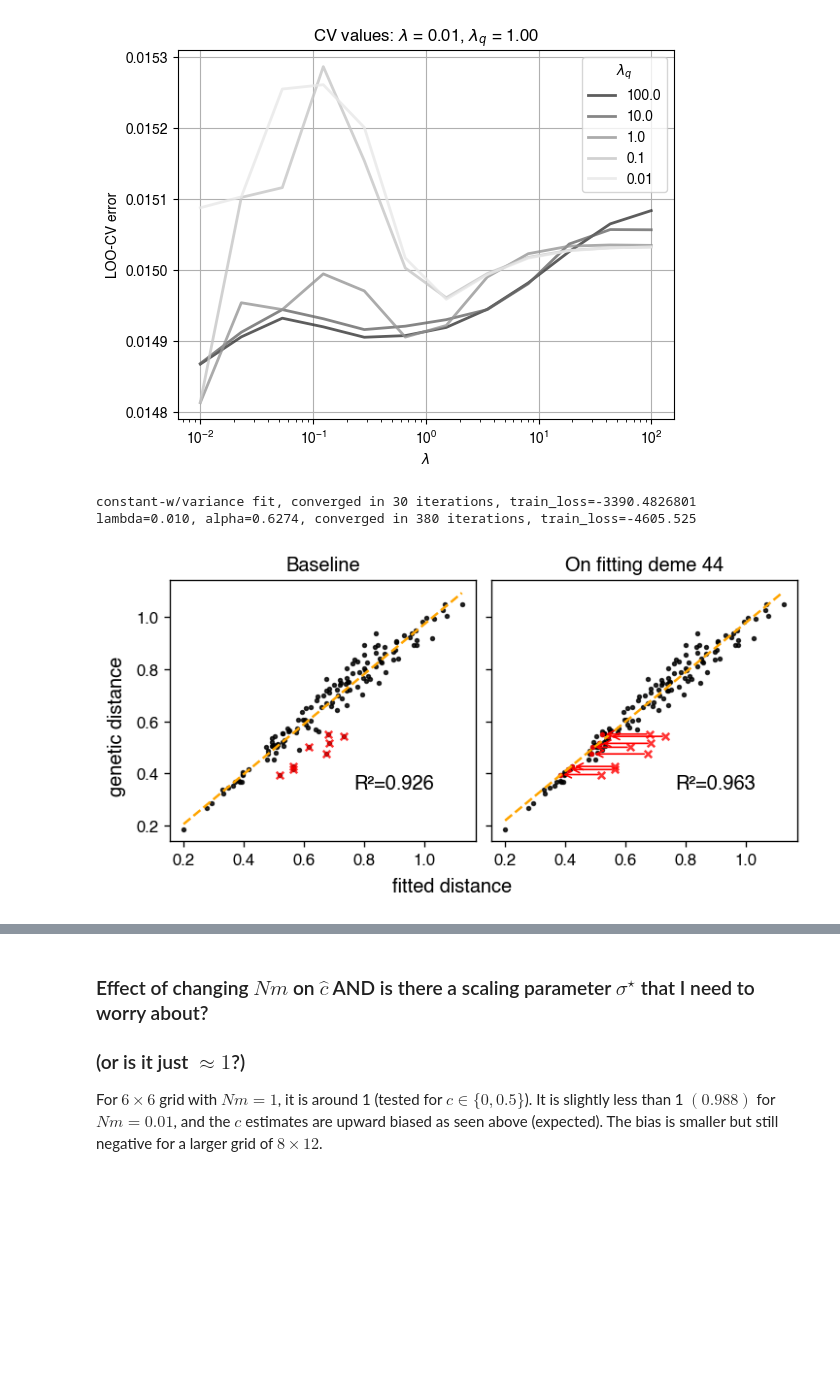
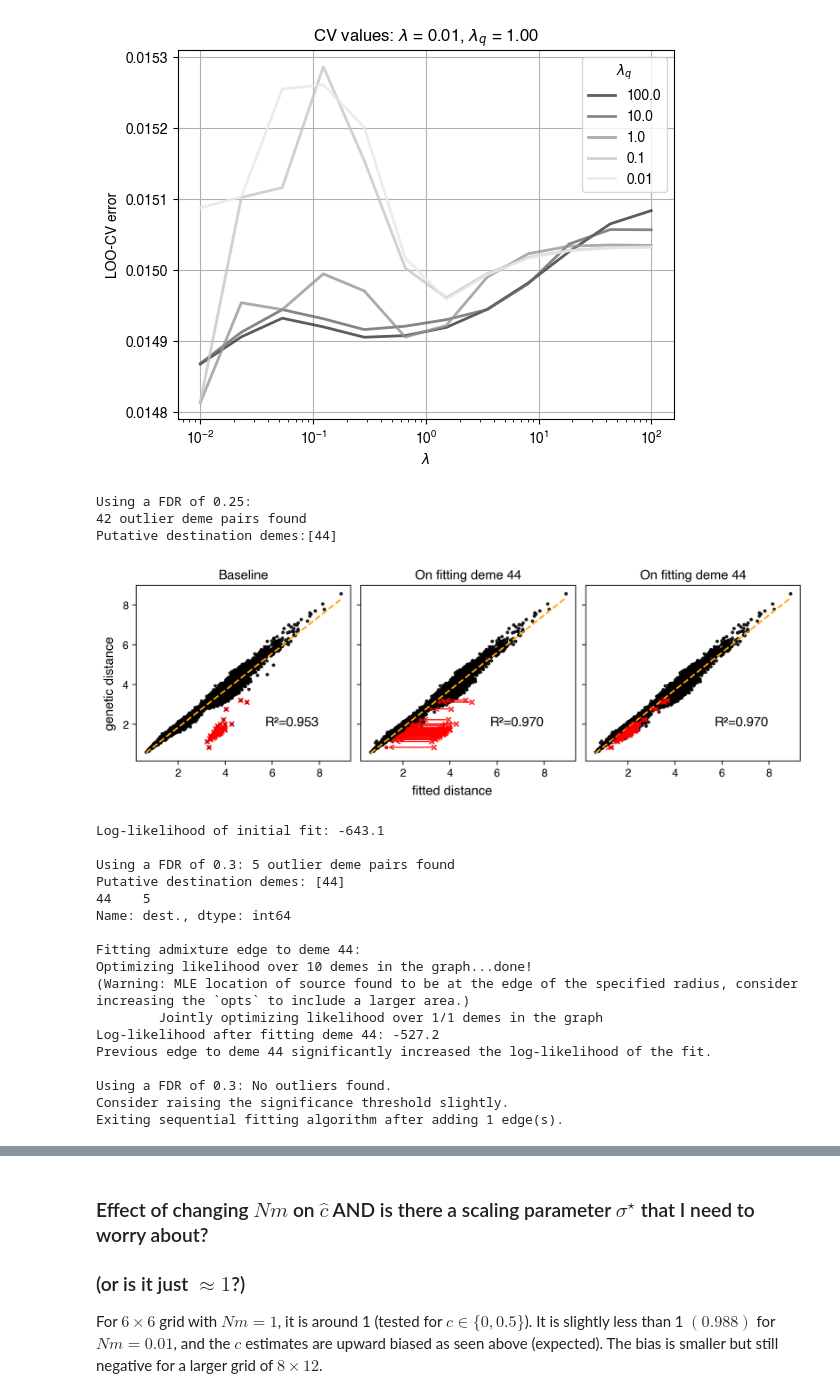
Before and after one commit to NovembreLab/feems, a Jupyter notebook: docs/notebooks/est-long-range.ipynb, the cells around one changed output, grey strips where cells are left out. Drawn from its saved outputs; the diff is of its cells as text; code cells hidden in the pictures; blank space fills up the shorter version.

```diff
--- a/docs/notebooks/est-long-range.ipynb
+++ b/docs/notebooks/est-long-range.ipynb
@@ -1182,8 +996,8 @@ iteration lambda_q=5/5 lambda=12/12
 Text(0, 0.5, 'LOO-CV error')
 [figure]
 # %%
-sp_graph.fit(lamb=0.01,optimize_q=None,lamb_q=1.); obj = Objective(sp_graph);
-obj.inv(); obj.grad(reg=False); obj.Lpinv = np.linalg.pinv(sp_graph.L.todense())
+# sp_graph.fit(lamb=0.01,optimize_q=None,lamb_q=1.); obj = Objective(sp_graph);
+# obj.inv(); obj.grad(reg=False); obj.Lpinv = np.linalg.pinv(sp_graph.L.todense())
 
 # oldw = deepcopy(sp_graph.w); olds2 = deepcopy(sp_graph.s2)
 # print(obj.eems_neg_log_lik(), sp_graph.c) # -> 813.9
@@ -1193,25 +1007,24 @@ obj.inv(); obj.grad(reg=False); obj.Lpinv = np.linalg.pinv(sp_graph.L.todense())
 # np.max(joint_df['log-lik'].loc[:0])
 # joint_contour, obj.calc_contour(44,sourceid=51,search_area='radius',opts=2)
 # joint_contour, joint_df.loc[topidx-1], df.loc[topidx]
-# df
-# print(df)
-# sp_graph.option='onlyc'
+# outliers_df = sp_graph.extract_outliers()
 # %% [output]
-constant-w/variance fit, converged in 30 iterations, train_loss=-3390.4826801
-lambda=0.010, alpha=0.6274, converged in 380 iterations, train_loss=-4605.525
+Using a FDR of 0.25:
+42 outlier deme pairs found
+Putative destination demes:[44]
 # %%
-# seq_results = sp_graph.sequential_fit(lamb=1., lamb_q=1., optimize_q=None, top=5)
+# seq_results = sp_graph.sequential_fit(lamb=3., lamb_q=1., optimize_q='n-dim', top=5)
 
-plot_seq_results(seq_results, dpi=120, figsize=(6,3))
+# plot_seq_results(seq_results, dpi=200, figsize=(9,3))
 # joint_df.iloc[np.argmax(joint_df['scaled log-lik'])]
 # plt.hist(df['log-lik'] - joint_df['log-lik'],20)
 # plt.figure(dpi=150)
 # plt.plot(range(95), np.array(joint_df['log-lik']) - np.array(df['log-lik']), 'ko',); plt.ylabel("increase in log-lik with a 'joint' fit")
 # plt.xticks(range(95),labels=[i for i in range(96) if i != 44],rotation=45, fontsize=4);
 # sp.stats.chi2.sf(2*(np.array(joint_df['log-lik']) - np.array(df['log-lik'])), 100)
 
 # plt.figure(dpi=150); plt.axhline(2*840, color='red')
 # plt.plot(range(95), 2*264-2*joint_df['log-lik'], 'o', color='#66c2a5', label='joint'); plt.plot(range(95), 2 - 2*df['log-lik'], 'o', alpha=0.8, color='#fc8d62', label='point');
 # plt.xticks(range(95),labels=[i for i in range(96) if i != 44],rotation=45, fontsize=4); plt.legend(title='method'); plt.ylabel('log-lik')
 # %% [output]
-[figure, old version]
+[figure, new version]
@@ -1253,3 +1031,42 @@ plot_seq_results(seq_results, dpi=120, figsize=(6,3))
+# %%
+# sp_graph.fit(lamb=0.28,lamb_q=1.,optimize_q='n-dim',option='default')
+# outliers_df = sp_graph.extract_outliers(fdr=0.25)
+# df = sp_graph.calc_contour(destid=44,exclude_boundary=False)
+# %time sp_graph.fit(lamb=.28,long_range_edges=[(62,44)],optimize_q='n-dim',lamb_q=1.,option='onlyc'); print(sp_graph.c)
+# df['admix. prop.'].iloc[np.argmax(df['log-lik'])]
+# obj.eems_neg_log_lik(sp_graph.c, {'edge':sp_graph.edge,'mode':'compute'})
+# res
+# print(res[1], sp_graph.c)
+# plot_seq_results(results)
+# from feems.viz import plot_results
+diag_results = sp_graph.sequential_fit(0.3,1.,search_area='radius',opts=2)
+# df['(source, dest.)'].iloc[np.nanargmax(df['log-lik'])]
+# np.corrcoef(sp_graph.w, np.exp(newres[0][:len(sp_graph.w)]))
+# np.savetxt("/Users/vivaswatshastry/Google Drive/Other computers/My Mac mini/Documents/feemsResults/sims/spacemix_freq.txt",sp_graph.frequencies*np.sqrt(sp_graph.mu*(1-sp_graph.mu))/2)
+# np.savetxt("/Users/vivaswatshastry/Google Drive/Other computers/My Mac mini/Documents/feemsResults/sims/spacemix_ss.txt",sp_graph.n_samples_per_obs_node_permuted)
+# longlat = []
+# idx = np.where(df['scaled log-lik'] > -5)
+# for i in range(sp_graph.n_observed_nodes):
+#     longlat.append(list(sp_graph.nodes[obj.perm_idx[i]]['pos']))
+# np.savetxt("/Users/vivaswatshastry/Google Drive/Other computers/My Mac mini/Documents/feemsResults/sims/spacemix_longlat.txt",np.array(longlat))
+# %% [output]
+Log-likelihood of initial fit: -643.1
+
+Using a FDR of 0.3: 5 outlier deme pairs found
+Putative destination demes: [44]
+44    5
+Name: dest., dtype: int64
+
+Fitting admixture edge to deme 44:
+Optimizing likelihood over 10 demes in the graph...done!
+(Warning: MLE location of source found to be at the edge of the specified radius, consider increasing the `opts` to include a larger area.)
+        Jointly optimizing likelihood over 1/1 demes in the graph
+Log-likelihood after fitting deme 44: -527.2
+Previous edge to deme 44 significantly increased the log-likelihood of the fit.
+
+Using a FDR of 0.3: No outliers found.
+Consider raising the significance threshold slightly.
+Exiting sequential fitting algorithm after adding 1 edge(s).
 # %%
 fig = plt.figure(dpi=220)
 ax = fig.add_subplot(1, 1, 1)
```
Also changed, not shown: parts of 14 cells of this notebook, 5 other files.
